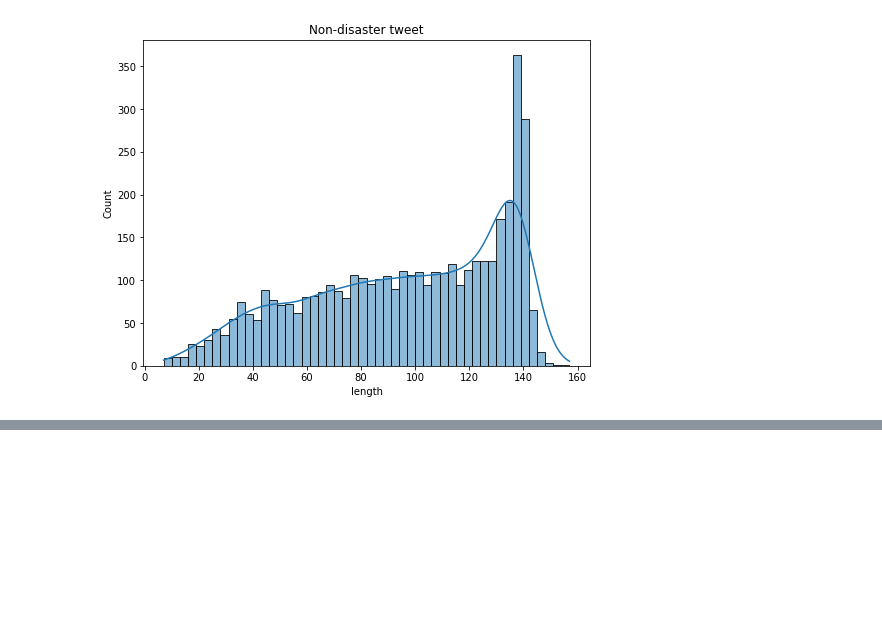
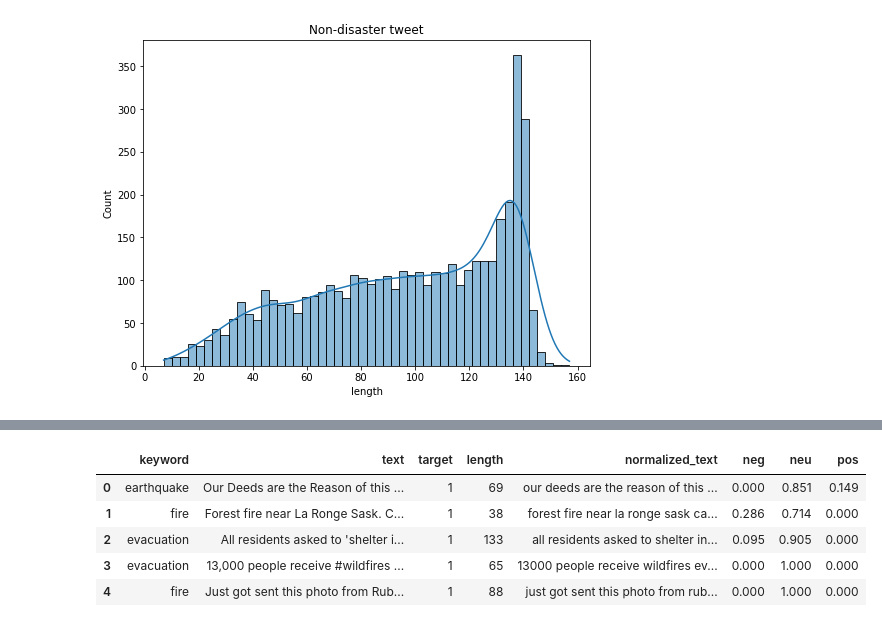
Before and after one commit to Shiska07/Information-Retreval-and-Natural-Language-Processing, a Jupyter notebook: Text Data Preprocessing using Normalization for NLP.ipynb, the cells around one changed output, grey strips where cells are left out. Cells and saved outputs as stored; diff of their text form; code cells hidden in the pictures; blank space fills up the shorter version.

Commit message:
add sentiment scores as features

```diff
--- a/Data-preprocessing-for-NLP-using-normalization.ipynb
+++ b/Text Data Preprocessing using Normalization for NLP.ipynb
@@ -325,0 +376,4 @@ Text(0.5, 1.0, 'Non-disaster tweet')
+# %%
+# to get a better sentiment analysis first we will remove punctuations and use case folding on the texts
+df_train['normalized_text'] = df_train['text'].apply(normalize, stopword_removal = 0, tokenize = 0)
+df_test['normalized_text'] = df_test['text'].apply(normalize, stopword_removal = 0, tokenize = 0)
@@ -325,0 +392,9 @@ Text(0.5, 1.0, 'Non-disaster tweet')
+# %%
+df_train.head()
+# %% [output]
+|  | keyword | text | target | length | normalized_text | neg | neu | pos |
+| 0 | earthquake | Our Deeds are the Reason of this ... | 1 | 69 | our deeds are the reason of this ... | 0.000 | 0.851 | 0.149 |
+| 1 | fire | Forest fire near La Ronge Sask. C... | 1 | 38 | forest fire near la ronge sask ca... | 0.286 | 0.714 | 0.000 |
+| 2 | evacuation | All residents asked to 'shelter i... | 1 | 133 | all residents asked to shelter in... | 0.095 | 0.905 | 0.000 |
+| 3 | evacuation | 13,000 people receive #wildfires ... | 1 | 65 | 13000 people receive wildfires ev... | 0.000 | 1.000 | 0.000 |
+| 4 | fire | Just got sent this photo from Rub... | 1 | 88 | just got sent this photo from rub... | 0.000 | 1.000 | 0.000 |
```
Also changed, not shown: parts of 17 cells of this notebook.
